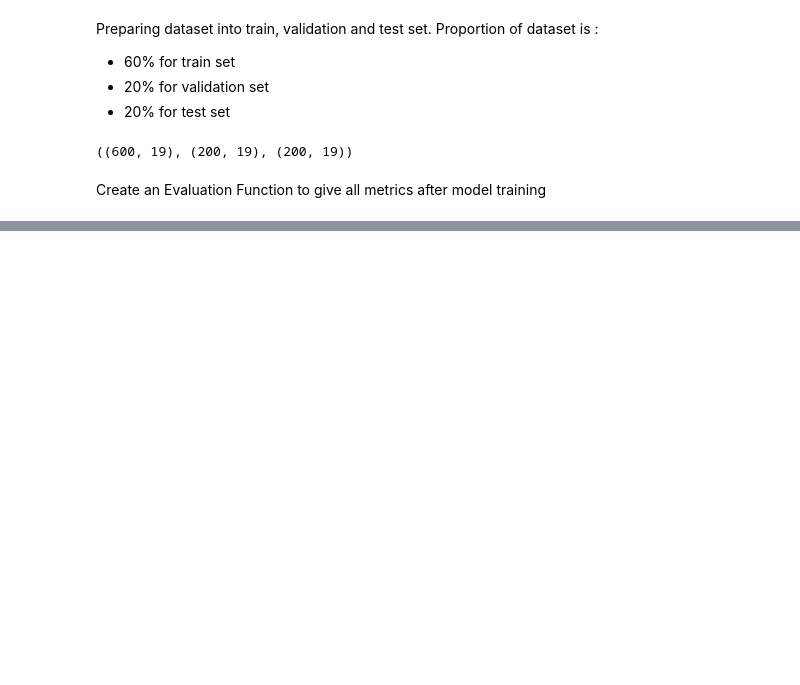
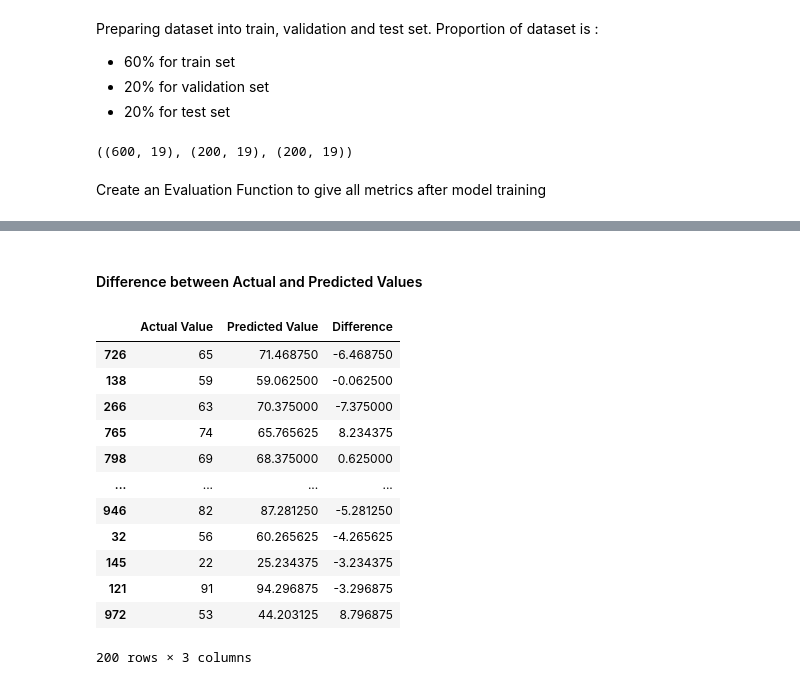
Before and after one commit to albertomoa/END-TO-END-ML-PROJECTS, a Jupyter notebook: notebook/2. MODEL TRAINING.ipynb, the cells around one changed output, grey strips where cells are left out. Drawn from its saved outputs; the diff is of its cells as text; code cells hidden in the pictures; blank space fills up the shorter version.

```diff
--- a/notebook/2. MODEL TRAINING.ipynb
+++ b/notebook/2. MODEL TRAINING.ipynb
@@ -234,0 +261,19 @@ pd.DataFrame(list(zip(model_list, r2_list)), columns=['Model Name', 'R2_Score'])
+# %% [markdown]
+#### Difference between Actual and Predicted Values
+# %%
+pred_df=pd.DataFrame({'Actual Value':y_test,'Predicted Value':y_pred,'Difference':y_test-y_pred})
+pred_df
+# %% [output]
+|  | Actual Value | Predicted Value | Difference |
+| 726 | 65 | 71.468750 | -6.468750 |
+| 138 | 59 | 59.062500 | -0.062500 |
+| 266 | 63 | 70.375000 | -7.375000 |
+| 765 | 74 | 65.765625 | 8.234375 |
+| 798 | 69 | 68.375000 | 0.625000 |
+| ... | ... | ... | ... |
+| 946 | 82 | 87.281250 | -5.281250 |
+| 32 | 56 | 60.265625 | -4.265625 |
+| 145 | 22 | 25.234375 | -3.234375 |
+| 121 | 91 | 94.296875 | -3.296875 |
+| 972 | 53 | 44.203125 | 8.796875 |
+200 rows × 3 columns
```
Also changed, not shown: parts of 9 cells of this notebook, 8 other files.
